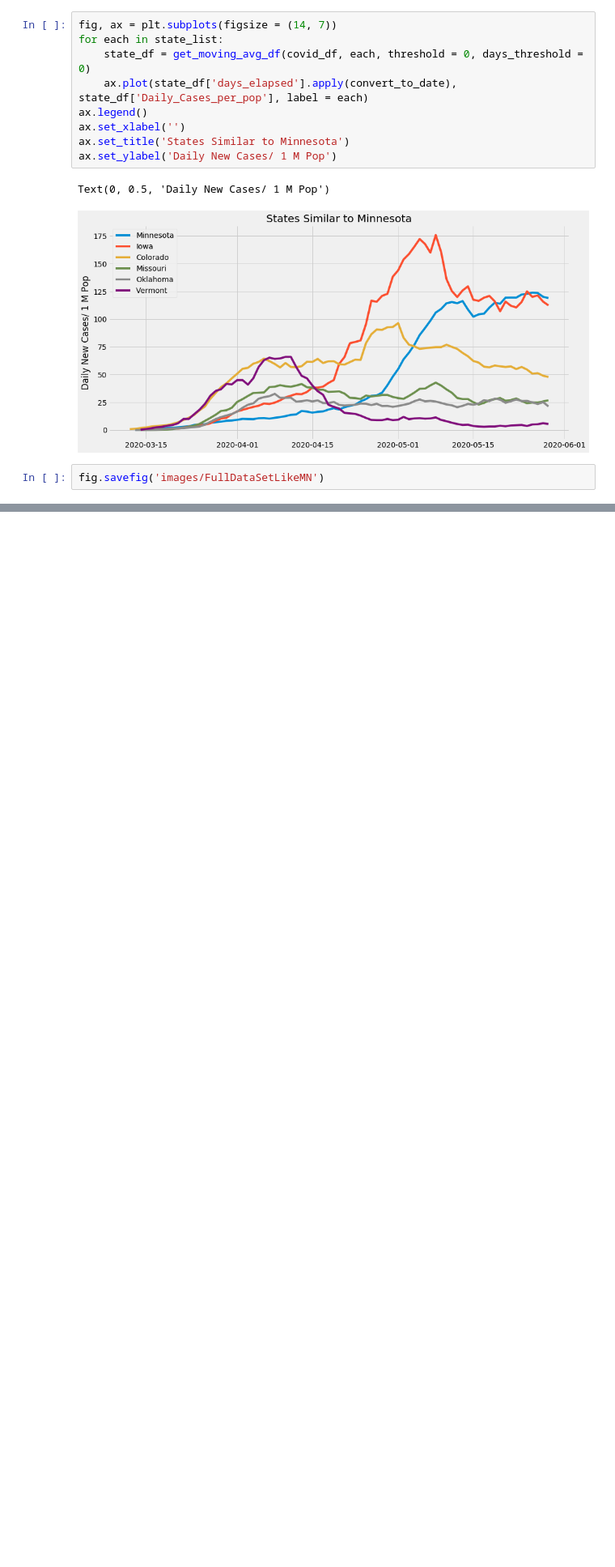
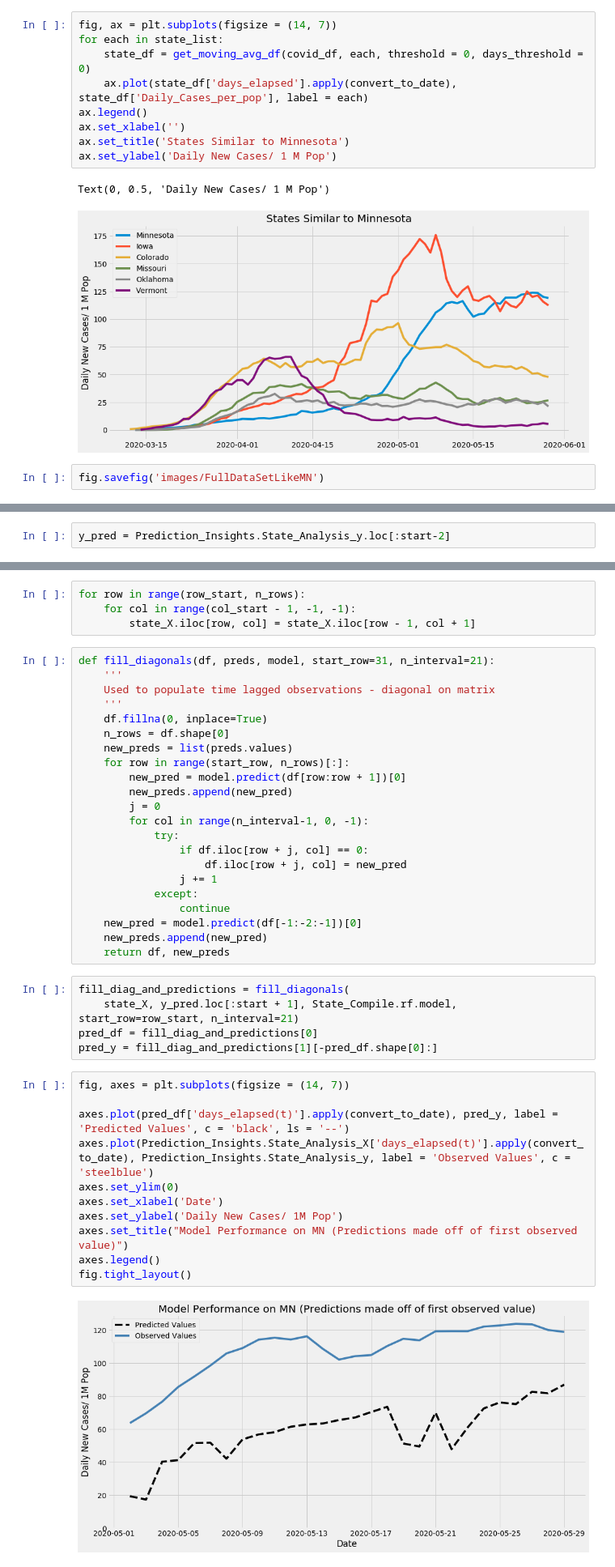
Before and after one commit to Jbudnick/Covid-19-Forecasting, a Jupyter notebook: notebooks/EDA_State_Comparison.ipynb, the cells around one changed output, grey strips where cells are left out. Shown at 81% size. Drawn from its saved outputs; the diff is of its cells as text; blank space fills up the shorter version.

```diff
--- a/notebooks/EDA_State_Comparison.ipynb
+++ b/notebooks/EDA_State_Comparison.ipynb
@@ -763,0 +769,2 @@ fig.savefig('images/FullDataSetLikeMN')
+# %%
+y_pred = Prediction_Insights.State_Analysis_y.loc[:start-2]
@@ -763,0 +779,44 @@ fig.savefig('images/FullDataSetLikeMN')
+# %%
+for row in range(row_start, n_rows):
+    for col in range(col_start - 1, -1, -1):
+        state_X.iloc[row, col] = state_X.iloc[row - 1, col + 1]
+# %%
+def fill_diagonals(df, preds, model, start_row=31, n_interval=21):
+    '''
+    Used to populate time lagged observations - diagonal on matrix
+    '''
+    df.fillna(0, inplace=True)
+    n_rows = df.shape[0]
+    new_preds = list(preds.values)
+    for row in range(start_row, n_rows)[:]:
+        new_pred = model.predict(df[row:row + 1])[0]
+        new_preds.append(new_pred)
+        j = 0
+        for col in range(n_interval-1, 0, -1):
+            try:
+                if df.iloc[row + j, col] == 0:
+                    df.iloc[row + j, col] = new_pred
+                j += 1
+            except:
+                continue
+    new_pred = model.predict(df[-1:-2:-1])[0]
+    new_preds.append(new_pred)
+    return df, new_preds
+# %%
+fill_diag_and_predictions = fill_diagonals(
+    state_X, y_pred.loc[:start + 1], State_Compile.rf.model, start_row=row_start, n_interval=21)
+pred_df = fill_diag_and_predictions[0]
+pred_y = fill_diag_and_predictions[1][-pred_df.shape[0]:]
+# %%
+fig, axes = plt.subplots(figsize = (14, 7))
+
+axes.plot(pred_df['days_elapsed(t)'].apply(convert_to_date), pred_y, label = 'Predicted Values', c = 'black', ls = '--')
+axes.plot(Prediction_Insights.State_Analysis_X['days_elapsed(t)'].apply(convert_to_date), Prediction_Insights.State_Analysis_y, label = 'Observed Values', c = 'steelblue')
+axes.set_ylim(0)
+axes.set_xlabel('Date')
+axes.set_ylabel('Daily New Cases/ 1M Pop')
+axes.set_title("Model Performance on MN (Predictions made off of first observed value)")
+axes.legend()
+fig.tight_layout()
+# %% [output]
+[figure, added]
```
Also changed, not shown: parts of 6 cells of this notebook, 8 other files.
